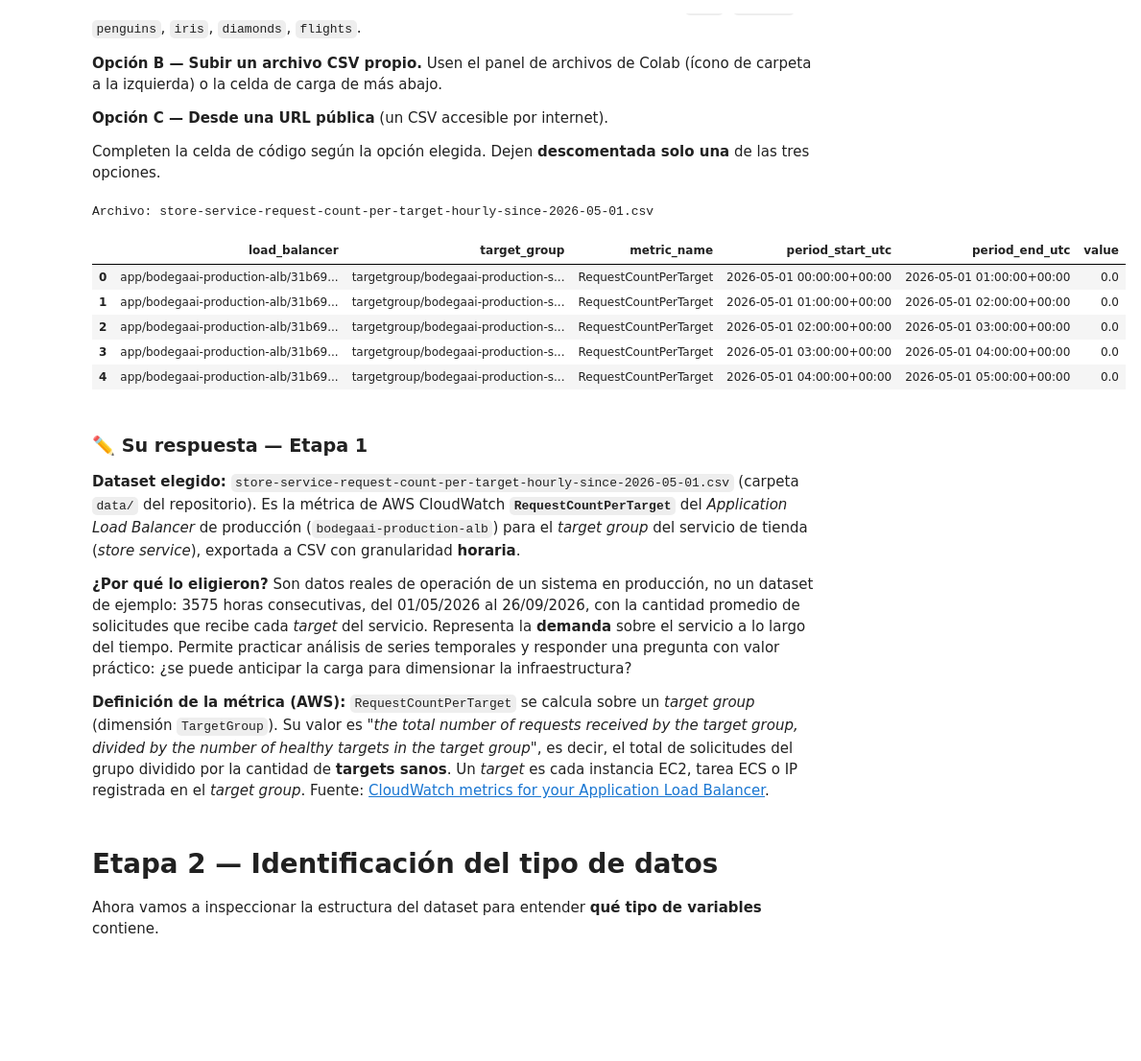
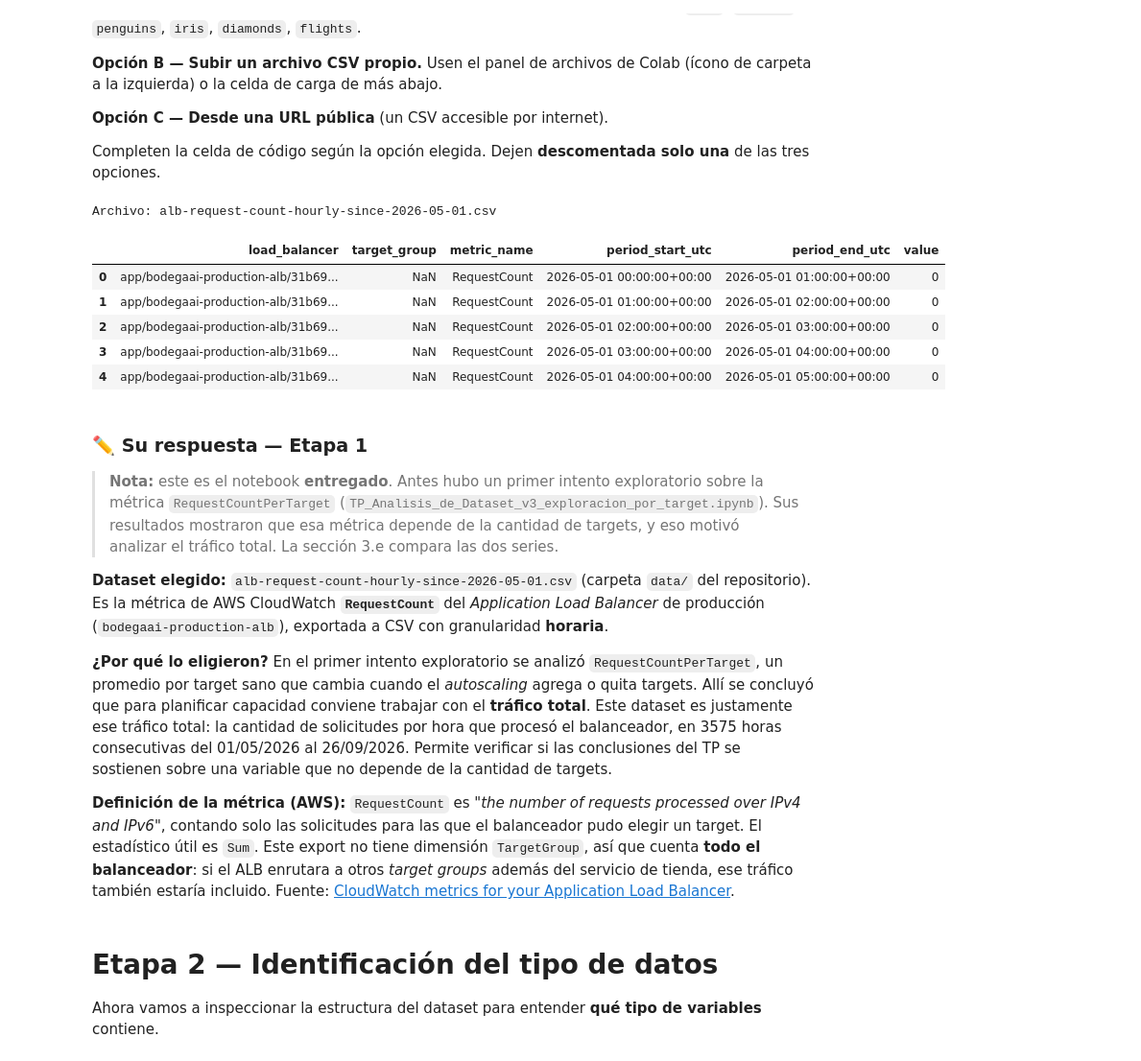
Before and after one commit to Juanma300102/mcd-ua-automated-learning-, a Jupyter notebook: TP_Analisis_de_Dataset_v3.ipynb, the cells around one changed output. Shown at 96% size. Saved outputs shown, nothing was run; the diff lists cells and outputs as text; code cells hidden in the pictures; blank space fills up the shorter version.

```diff
--- a/TP_Analisis_de_Dataset_v3.ipynb
+++ b/TP_Analisis_de_Dataset_v3.ipynb
@@ -87,48 +87,50 @@ Completen la celda de código según la opción elegida. Dejen **descomentada so
 
 # === Opción B (elegida): CSV propio ===
 # Se busca primero la ruta local (ejecución desde la raíz del repositorio).
 # Si el archivo no está y el notebook corre en Google Colab, se ofrece subirlo.
 from pathlib import Path
 
-ruta_csv = Path("data/store-service-request-count-per-target-hourly-since-2026-05-01.csv")
+ruta_csv = Path("data/alb-request-count-hourly-since-2026-05-01.csv")
 
 if not ruta_csv.exists():
     try:
         from google.colab import files   # solo existe en Colab
         subido = files.upload()          # abre el diálogo de carga
         ruta_csv = Path(list(subido.keys())[0])
     except ImportError:
         raise FileNotFoundError(f"No se encontró el CSV en {ruta_csv.resolve()}. "
                                 "Ejecuten el notebook desde la raíz del repositorio.")
 
 columnas_fecha = ["period_start_utc", "period_end_utc"]
 df = pd.read_csv(ruta_csv, parse_dates=columnas_fecha)
 for col in columnas_fecha:
     df[col] = pd.to_datetime(df[col], utc=True)   # los timestamps vienen en UTC (sufijo Z)
 
 # === Opción C: leer un CSV desde una URL pública ===
 # url = "https://ejemplo.com/mi_dataset.csv"
 # df = pd.read_csv(url)
 
 # Vistazo inicial
 print("Archivo:", ruta_csv.name)
 df.head()
 # %% [output]
-Archivo: store-service-request-count-per-target-hourly-since-2026-05-01.csv
+Archivo: alb-request-count-hourly-since-2026-05-01.csv
 |  | load_balancer | target_group | metric_name | period_start_utc | period_end_utc | value |
-| 0 | app/bodegaai-production-alb/31b69... | targetgroup/bodegaai-production-s... | RequestCountPerTarget | 2026-05-01 00:00:00+00:00 | 2026-05-01 01:00:00+00:00 | 0.0 |
-| 1 | app/bodegaai-production-alb/31b69... | targetgroup/bodegaai-production-s... | RequestCountPerTarget | 2026-05-01 01:00:00+00:00 | 2026-05-01 02:00:00+00:00 | 0.0 |
-| 2 | app/bodegaai-production-alb/31b69... | targetgroup/bodegaai-production-s... | RequestCountPerTarget | 2026-05-01 02:00:00+00:00 | 2026-05-01 03:00:00+00:00 | 0.0 |
-| 3 | app/bodegaai-production-alb/31b69... | targetgroup/bodegaai-production-s... | RequestCountPerTarget | 2026-05-01 03:00:00+00:00 | 2026-05-01 04:00:00+00:00 | 0.0 |
-| 4 | app/bodegaai-production-alb/31b69... | targetgroup/bodegaai-production-s... | RequestCountPerTarget | 2026-05-01 04:00:00+00:00 | 2026-05-01 05:00:00+00:00 | 0.0 |
+| 0 | app/bodegaai-production-alb/31b69... | NaN | RequestCount | 2026-05-01 00:00:00+00:00 | 2026-05-01 01:00:00+00:00 | 0 |
+| 1 | app/bodegaai-production-alb/31b69... | NaN | RequestCount | 2026-05-01 01:00:00+00:00 | 2026-05-01 02:00:00+00:00 | 0 |
+| 2 | app/bodegaai-production-alb/31b69... | NaN | RequestCount | 2026-05-01 02:00:00+00:00 | 2026-05-01 03:00:00+00:00 | 0 |
+| 3 | app/bodegaai-production-alb/31b69... | NaN | RequestCount | 2026-05-01 03:00:00+00:00 | 2026-05-01 04:00:00+00:00 | 0 |
+| 4 | app/bodegaai-production-alb/31b69... | NaN | RequestCount | 2026-05-01 04:00:00+00:00 | 2026-05-01 05:00:00+00:00 | 0 |
 # %% [markdown]
 ### ✏️ Su respuesta — Etapa 1
 
-**Dataset elegido:** `store-service-request-count-per-target-hourly-since-2026-05-01.csv` (carpeta `data/` del repositorio). Es la métrica de AWS CloudWatch **`RequestCountPerTarget`** del *Application Load Balancer* de producción (`bodegaai-production-alb`) para el *target group* del servicio de tienda (*store service*), exportada a CSV con granularidad **horaria**.
+> **Nota:** este es el notebook **entregado**. Antes hubo un primer intento exploratorio sobre la métrica `RequestCountPerTarget` (`TP_Analisis_de_Dataset_v3_exploracion_por_target.ipynb`). Sus resultados mostraron que esa métrica depende de la cantidad de targets, y eso motivó analizar el tráfico total. La sección 3.e compara las dos series.
 
-**¿Por qué lo eligieron?** Son datos reales de operación de un sistema en producción, no un dataset de ejemplo: 3575 horas consecutivas, del 01/05/2026 al 26/09/2026, con la cantidad promedio de solicitudes que recibe cada *target* del servicio. Representa la **demanda** sobre el servicio a lo largo del tiempo. Permite practicar análisis de series temporales y responder una pregunta con valor práctico: ¿se puede anticipar la carga para dimensionar la infraestructura?
+**Dataset elegido:** `alb-request-count-hourly-since-2026-05-01.csv` (carpeta `data/` del repositorio). Es la métrica de AWS CloudWatch **`RequestCount`** del *Application Load Balancer* de producción (`bodegaai-production-alb`), exportada a CSV con granularidad **horaria**.
 
-**Definición de la métrica (AWS):** `RequestCountPerTarget` se calcula sobre un *target group* (dimensión `TargetGroup`). Su valor es *"the total number of requests received by the target group, divided by the number of healthy targets in the target group"*, es decir, el total de solicitudes del grupo dividido por la cantidad de **targets sanos**. Un *target* es cada instancia EC2, tarea ECS o IP registrada en el *target group*. Fuente: [CloudWatch metrics for your Application Load Balancer](https://docs.aws.amazon.com/elasticloadbalancing/latest/application/load-balancer-cloudwatch-metrics.html).
+**¿Por qué lo eligieron?** En el primer intento exploratorio se analizó `RequestCountPerTarget`, un promedio por target sano que cambia cuando el *autoscaling* agrega o quita targets. Allí se concluyó que para planificar capacidad conviene trabajar con el **tráfico total**. Este dataset es justamente ese tráfico total: la cantidad de solicitudes por hora que procesó el balanceador, en 3575 horas consecutivas del 01/05/2026 al 26/09/2026. Permite verificar si las conclusiones del TP se sostienen sobre una variable que no depende de la cantidad de targets.
+
+**Definición de la métrica (AWS):** `RequestCount` es *"the number of requests processed over IPv4 and IPv6"*, contando solo las solicitudes para las que el balanceador pudo elegir un target. El estadístico útil es `Sum`. Este export no tiene dimensión `TargetGroup`, así que cuenta **todo el balanceador**: si el ALB enrutara a otros *target groups* además del servicio de tienda, ese tráfico también estaría incluido. Fuente: [CloudWatch metrics for your Application Load Balancer](https://docs.aws.amazon.com/elasticloadbalancing/latest/application/load-balancer-cloudwatch-metrics.html).
 # %% [markdown]
 # Etapa 2 — Identificación del tipo de datos
 
```
Also changed, not shown: parts of 18 cells of this notebook, 15 other files.
